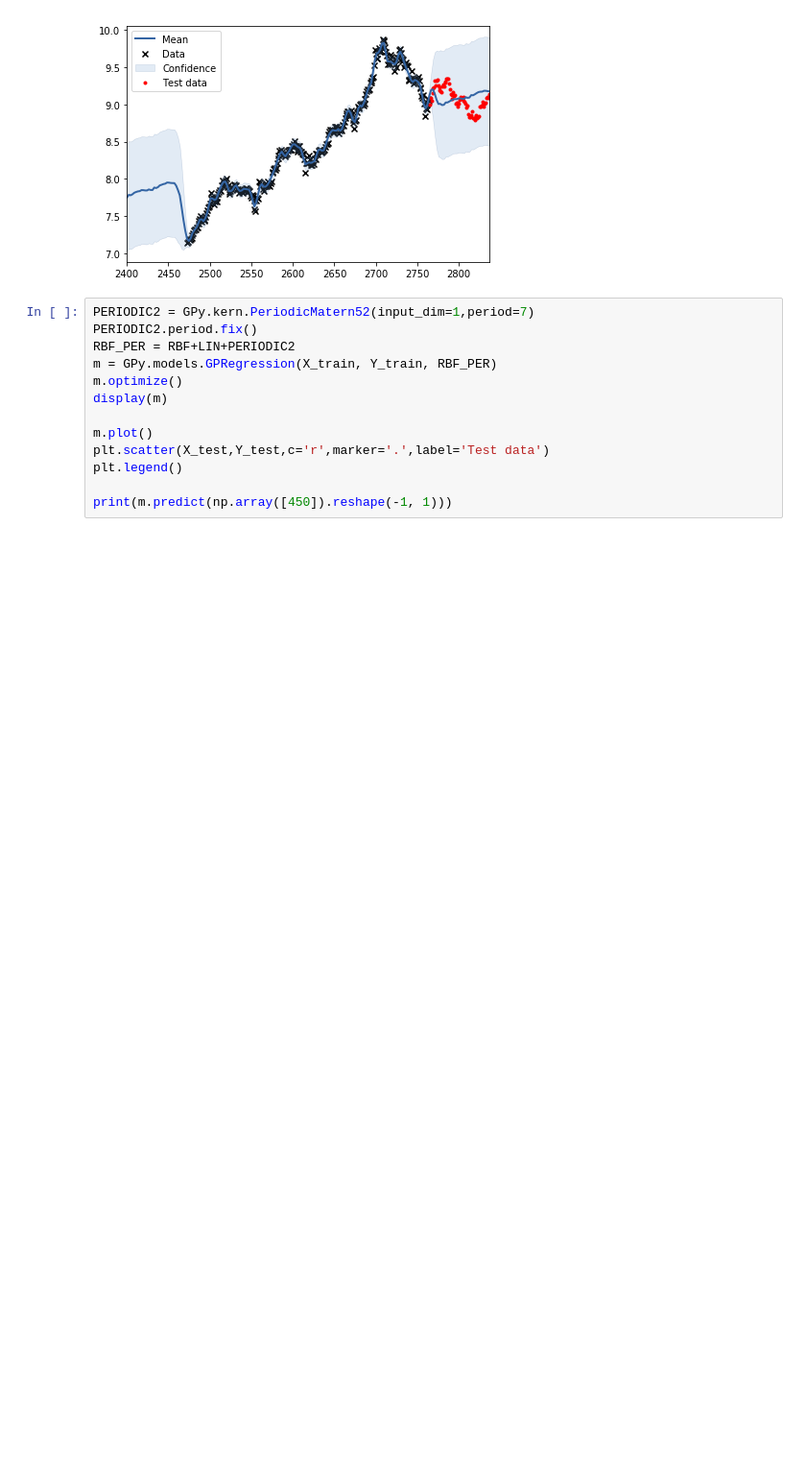
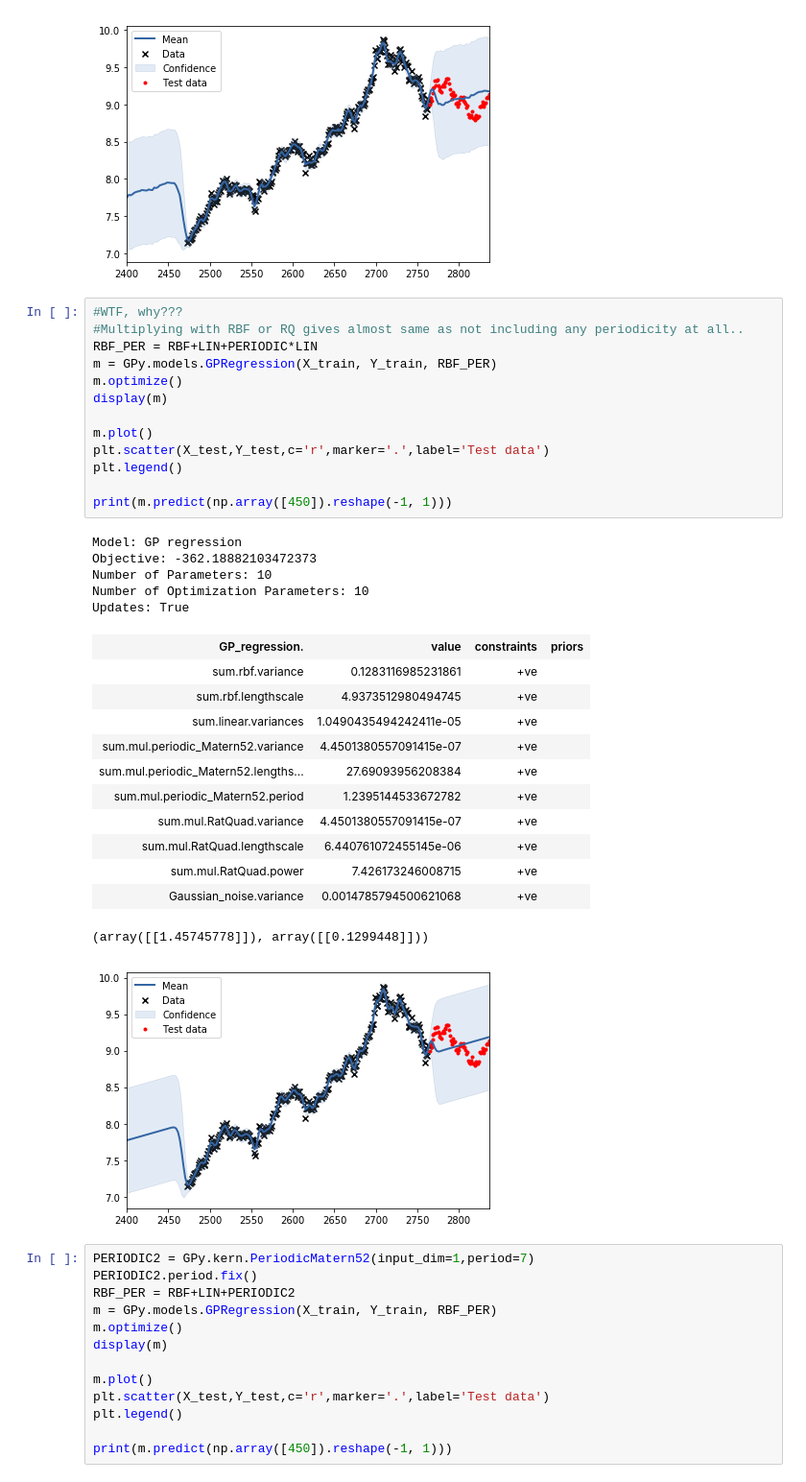
Before and after one commit to Tinkaa/Bitcoin_prediction, a Jupyter notebook: bitcoin_analysis_logscale.ipynb, the cells around one changed output. Shown: that part at 96% size. Drawn from its saved outputs; the diff is of its cells as text; blank space fills up the shorter version.

```diff
--- a/bitcoin_analysis_logscale.ipynb
+++ b/bitcoin_analysis_logscale.ipynb
@@ -226,6 +225,38 @@ Updates: True
 | Gaussian_noise.variance | 0.0014764090938698012 | +ve |  |
 (array([[1.47198097]]), array([[0.13065832]]))
 [figure]
+# %%
+#WTF, why???
+#Multiplying with RBF or RQ gives almost same as not including any periodicity at all..
+RBF_PER = RBF+LIN+PERIODIC*LIN
+m = GPy.models.GPRegression(X_train, Y_train, RBF_PER)
+m.optimize()
+display(m)
+
+m.plot()
+plt.scatter(X_test,Y_test,c='r',marker='.',label='Test data')
+plt.legend()
+
+print(m.predict(np.array([450]).reshape(-1, 1)))
+# %% [output]
+Model: GP regression
+Objective: -362.18882103472373
+Number of Parameters: 10
+Number of Optimization Parameters: 10
+Updates: True
+| GP_regression. | value | constraints | priors |
+| sum.rbf.variance | 0.1283116985231861 | +ve |  |
+| sum.rbf.lengthscale | 4.9373512980494745 | +ve |  |
+| sum.linear.variances | 1.0490435494242411e-05 | +ve |  |
+| sum.mul.periodic_Matern52.variance | 4.4501380557091415e-07 | +ve |  |
+| sum.mul.periodic_Matern52.lengths... | 27.69093956208384 | +ve |  |
+| sum.mul.periodic_Matern52.period | 1.2395144533672782 | +ve |  |
+| sum.mul.RatQuad.variance | 4.4501380557091415e-07 | +ve |  |
+| sum.mul.RatQuad.lengthscale | 6.440761072455145e-06 | +ve |  |
+| sum.mul.RatQuad.power | 7.426173246008715 | +ve |  |
+| Gaussian_noise.variance | 0.0014785794500621068 | +ve |  |
+(array([[1.45745778]]), array([[0.1299448]]))
+[figure, added]
 # %%
 PERIODIC2 = GPy.kern.PeriodicMatern52(input_dim=1,period=7)
 PERIODIC2.period.fix()
```
Also changed, not shown: parts of 1 cell of this notebook.
